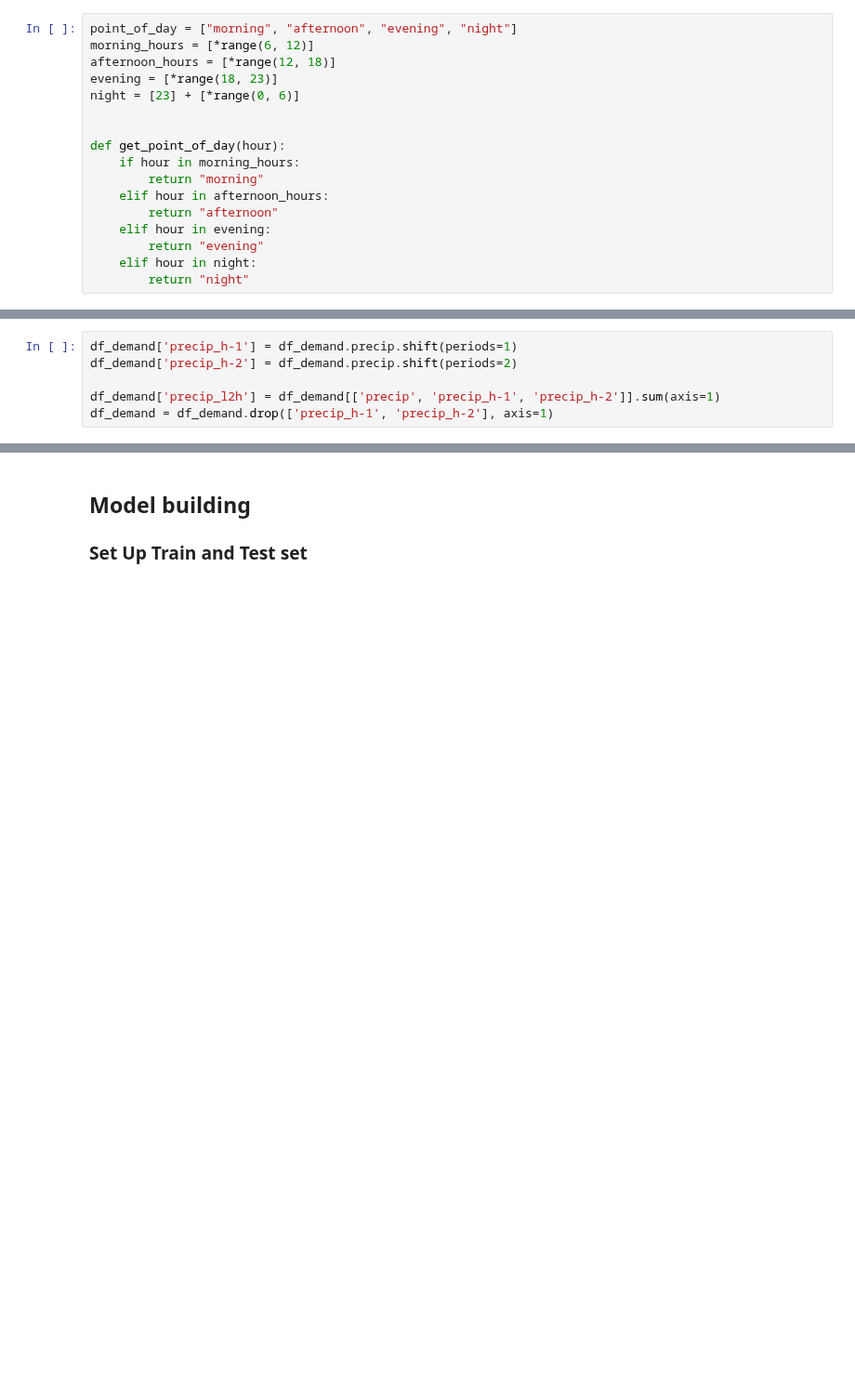
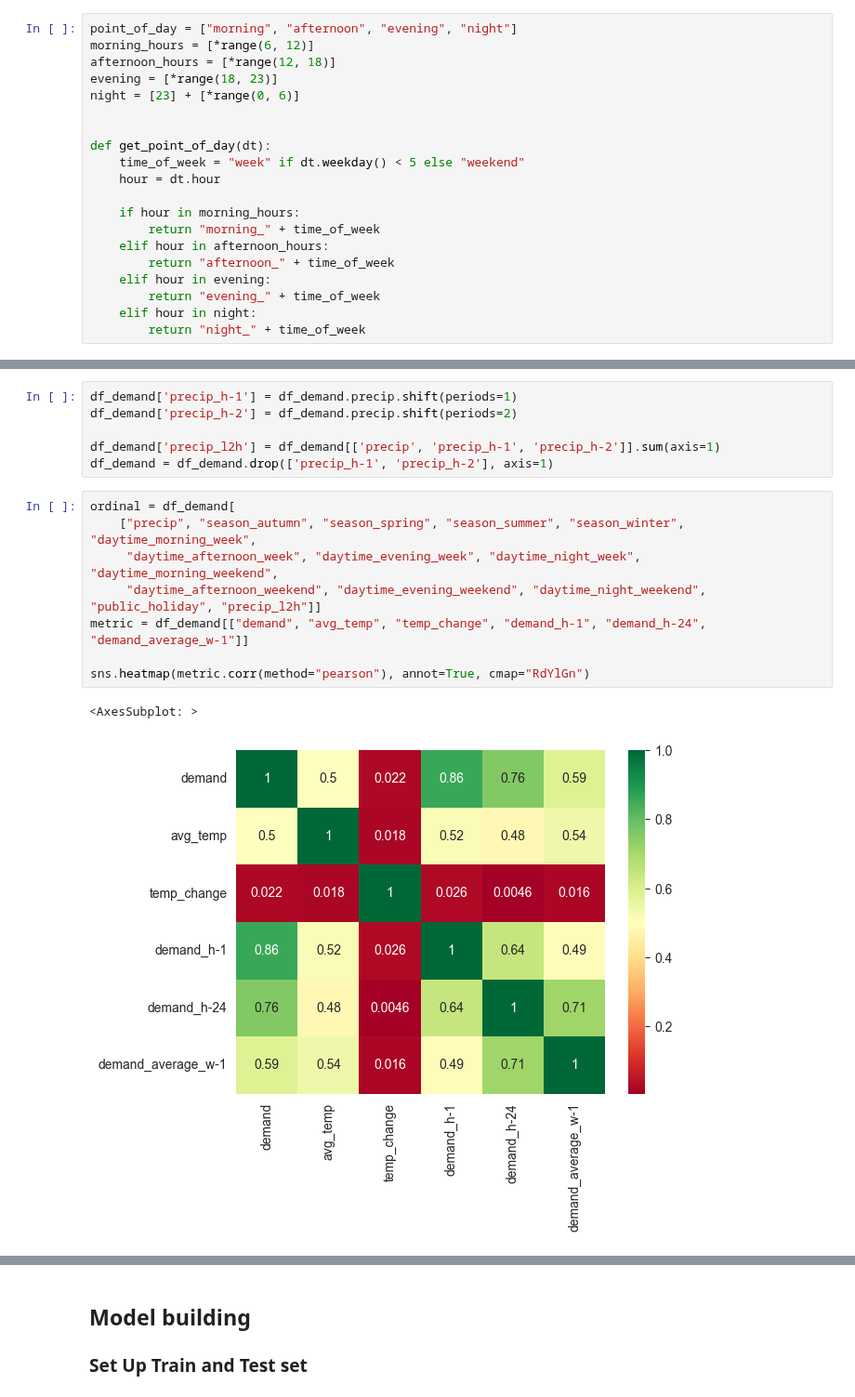
Before and after one commit to RavenRudi/AA_Group16, a Jupyter notebook: demand_forecast.ipynb, the cells around one changed output, grey strips where cells are left out. Shown at 93% size. Cells and saved outputs as stored; diff of their text form; blank space fills up the shorter version.

```diff
--- a/demand_forecast.ipynb
+++ b/demand_forecast.ipynb
@@ -167,13 +218,16 @@ evening = [*range(18, 23)]
 night = [23] + [*range(0, 6)]
 
 
-def get_point_of_day(hour):
+def get_point_of_day(dt):
+    time_of_week = "week" if dt.weekday() < 5 else "weekend"
+    hour = dt.hour
+
     if hour in morning_hours:
-        return "morning"
+        return "morning_" + time_of_week
     elif hour in afternoon_hours:
-        return "afternoon"
+        return "afternoon_" + time_of_week
     elif hour in evening:
-        return "evening"
+        return "evening_" + time_of_week
     elif hour in night:
-        return "night"
+        return "night_" + time_of_week
 # %%
@@ -209,4 +271,15 @@ df_demand['precip_h-2'] = df_demand.precip.shift(periods=2)
 
 df_demand['precip_l2h'] = df_demand[['precip', 'precip_h-1', 'precip_h-2']].sum(axis=1)
 df_demand = df_demand.drop(['precip_h-1', 'precip_h-2'], axis=1)
+# %%
+ordinal = df_demand[
+    ["precip", "season_autumn", "season_spring", "season_summer", "season_winter", "daytime_morning_week",
+     "daytime_afternoon_week", "daytime_evening_week", "daytime_night_week", "daytime_morning_weekend",
+     "daytime_afternoon_weekend", "daytime_evening_weekend", "daytime_night_weekend", "public_holiday", "precip_l2h"]]
+metric = df_demand[["demand", "avg_temp", "temp_change", "demand_h-1", "demand_h-24", "demand_average_w-1"]]
+
+sns.heatmap(metric.corr(method="pearson"), annot=True, cmap="RdYlGn")
+# %% [output]
+<AxesSubplot: >
+[figure, added]
 # %%
```
Also changed, not shown: parts of 29 cells of this notebook, 1 other file.
